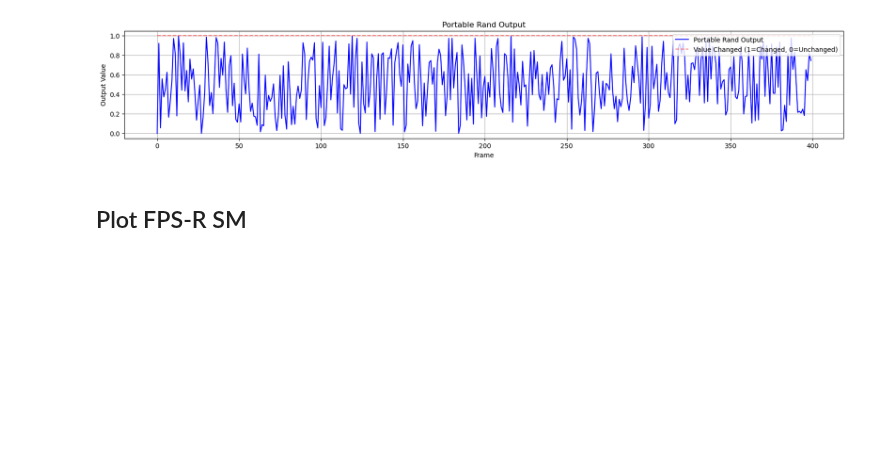
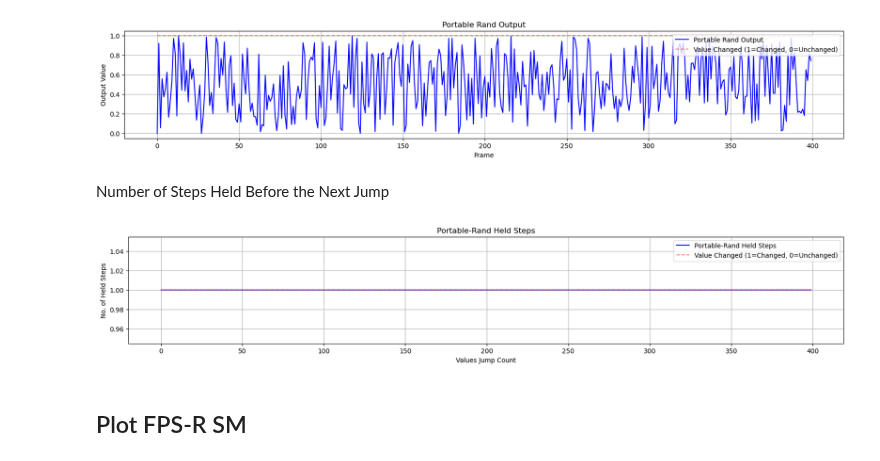
Before and after one commit to patwooky/fpsr, a Jupyter notebook: resources/code/_WIP/algo_data_analysis/fpsr_algoAnalysis.ipynb, the cells around one changed output. Drawn from its saved outputs; the diff is of its cells as text; code cells hidden in the pictures; blank space fills up the shorter version.

```diff
--- a/resources/code/_WIP/algo_data_analysis/fpsr_algoAnalysis.ipynb
+++ b/resources/code/_WIP/algo_data_analysis/fpsr_algoAnalysis.ipynb
@@ -483,3 +485,22 @@ def plot_values(values, values_changed, seq_name='FPS-R Stacked Modulo'):
+# %%
+def held_step_values(values, values_changed, seq_name='FPS-R Stacked Modulo'):
+    """
+    Plots the FPS-R Stacked Modulo output and the value change indicator.
+
+    Args:
+        values (list): List of FPS-R Stacked Modulo output values.
+        values_changed (list): List indicating if the value has changed (1=changed, 0=unchanged).
+    """
+    label = f'{seq_name} Held Steps'
+    plt.figure(figsize=(20, 3))
+    plt.plot(values, label=label, color='blue')
+    plt.plot(values_changed, label='Value Changed (1=Changed, 0=Unchanged)', color='red', linestyle='--', alpha=0.5)
+    plt.title(label)
+    plt.xlabel('Values Jump Count')
+    plt.ylabel('No. of Held Steps')
+    plt.grid()
+    plt.legend(loc='upper right')
+    plt.show()
 # %% [markdown]
 ## Plot Distribution Graph Function
 # %%
@@ -509,3 +532,24 @@ def plot_distribution(seq_returns, seq_name='Untitled Function'):
+# %%
+def held_steps_list(values_changed):
+    """
+    Counts the number of steps since the last change in the values_changed list.
+
+    Args:
+        values_changed (list): List indicating if the value has changed (1=changed, 0=unchanged).
+
+    Returns:
+        list: A list of the number of steps since the last change.
+    """
+    held_steps = []
+    last_changed_index = -1
+    for step, changed in enumerate(values_changed):
+        if step == 0 and changed == 1:
+            held_steps.append(1)
+            last_changed_index = step
+        elif changed == 1:
+            held_steps.append(step - last_changed_index)
+            last_changed_index = step
+    return held_steps
 # %% [markdown]
 ## Portable_Rand
 # %%
@@ -514,6 +558,15 @@ values_changed = [1] * 400
 plot_values(values, values_changed, seq_name='Portable Rand')
 # %% [output]
 [figure]
+# %% [markdown]
+Number of Steps Held Before the Next Jump
+# %%
+# output the changed steps list
+held_steps = held_steps_list(values_changed)
+# print(held_steps)
+held_step_values(held_steps, [1]*len(held_steps), seq_name='Portable-Rand')
+# %% [output]
+[figure, added]
 # %% [markdown]
 ## Plot FPS-R SM
 # %%
```
Also changed, not shown: parts of 8 cells of this notebook.
